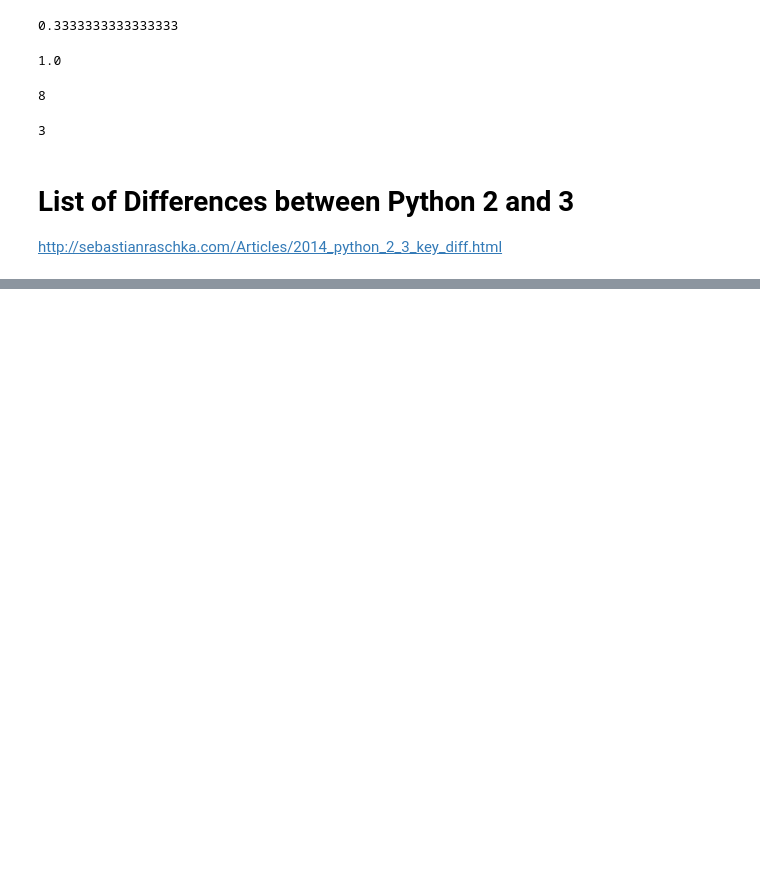
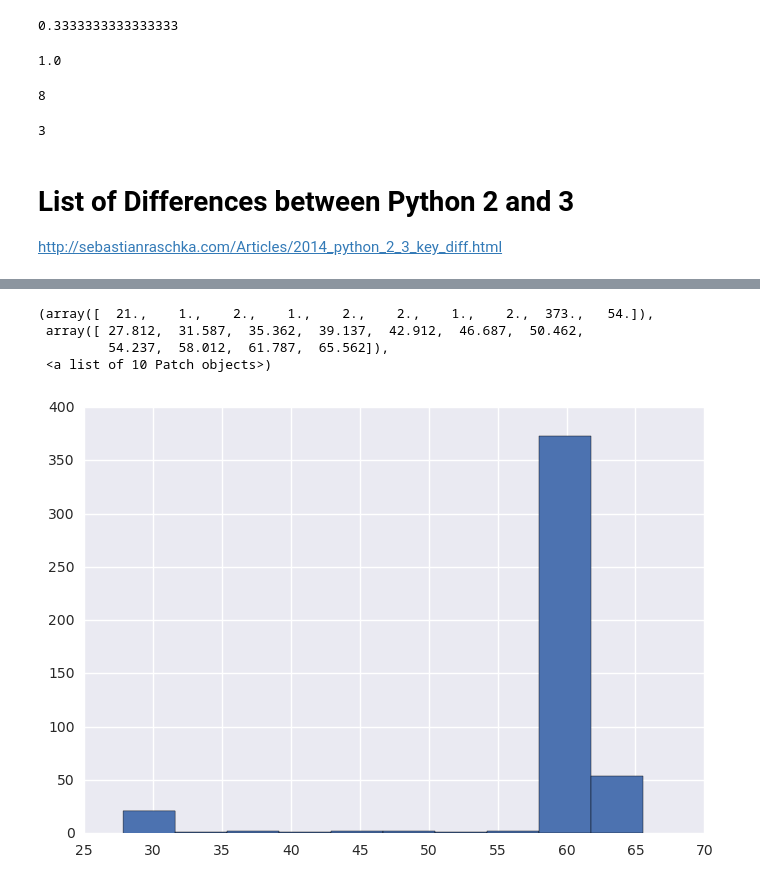
Before and after one commit to tmdojo/pythonmeetup, a Jupyter notebook: 20170726/PythonMeetup20170726.ipynb, the cells around one changed output, grey strips where cells are left out. Drawn from its saved outputs; the diff is of its cells as text; code cells hidden in the pictures; blank space fills up the shorter version.

```diff
--- a/20170726/PythonMeetup20170726.ipynb
+++ b/20170726/PythonMeetup20170726.ipynb
@@ -57,0 +177,8 @@ from matplotlib import pyplot as plt
+# %%
+plt.hist(temperature)
+# %% [output]
+(array([  21.,    1.,    2.,    1.,    2.,    2.,    1.,    2.,  373.,   54.]),
+ array([ 27.812,  31.587,  35.362,  39.137,  42.912,  46.687,  50.462,
+         54.237,  58.012,  61.787,  65.562]),
+ <a list of 10 Patch objects>)
+[figure, added]
```
Also changed, not shown: parts of 32 cells of this notebook, 8 other files.
